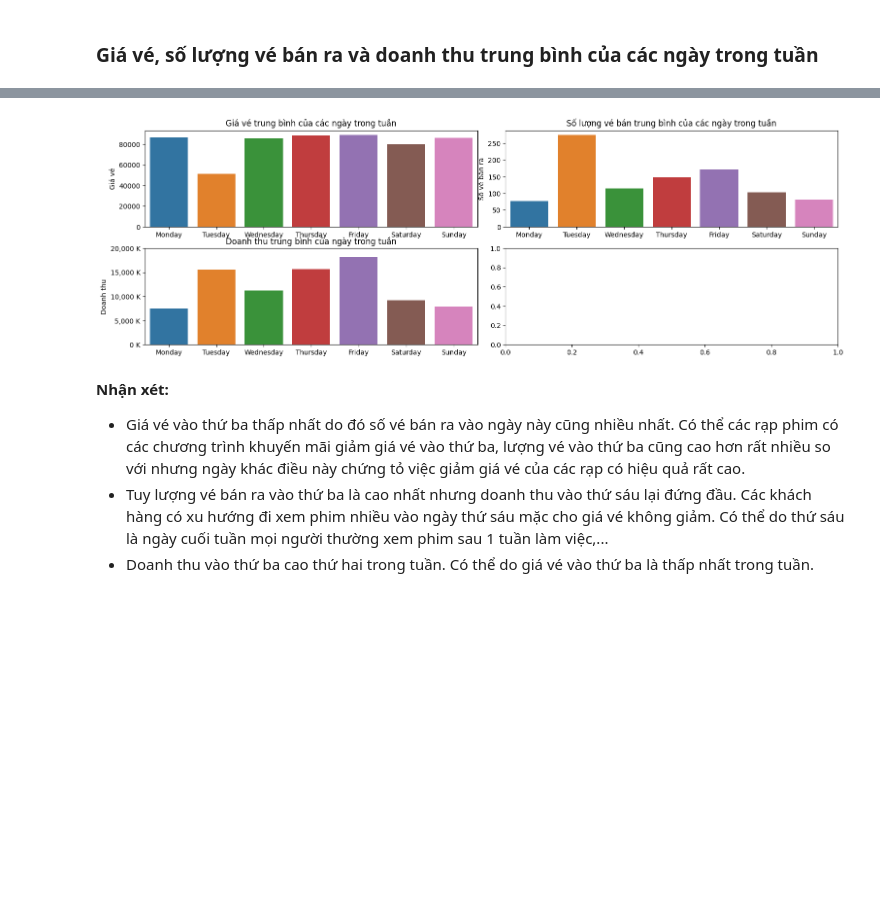
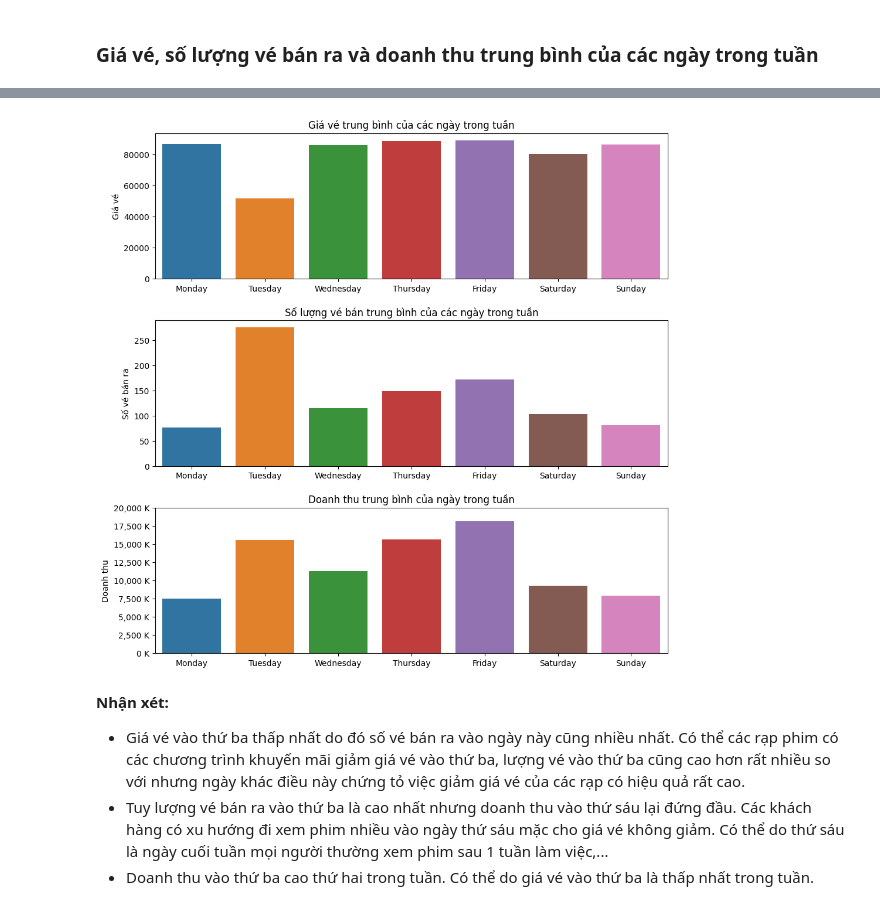
Before and after one commit to Tuyet3005/DataVisualization-Lab-2, a Jupyter notebook: source_codes/Vu.ipynb, the cells around one changed output, grey strips where cells are left out. Saved outputs shown, nothing was run; the diff lists cells and outputs as text; code cells hidden in the pictures; blank space fills up the shorter version.

```diff
--- a/source_codes/Vu.ipynb
+++ b/source_codes/Vu.ipynb
@@ -52,36 +60,36 @@ data
 # %%
 df1 = data.groupby(
     [data['date'].dt.day_of_week, data['date'].dt.day_name()])['ticket_price'].mean().droplevel(0,'index')
 df2 = data.groupby(
     [data['date'].dt.day_of_week, data['date'].dt.day_name()])['tickets_sold'].mean().droplevel(0,'index')
 df3 = data.groupby([data['date'].dt.day_of_week, data['date'].dt.day_name()])['total_sales'].mean().droplevel(0,'index')
 
-figure, axis = plt.subplots(2, 2)
+figure, (ax1, ax2, ax3) = plt.subplots(3, 1)
 
-figure.set_size_inches(15, 5)
-figure.tight_layout()
+figure.set_size_inches(10, 10)
+figure.tight_layout(pad=3)
 
-sns.barplot(data=df1.reset_index(), x='date', y='ticket_price', ax=axis[0,0])
-sns.barplot(data=df2.reset_index(), x='date', y='tickets_sold', ax=axis[0,1])
-sns.barplot(data=df3.reset_index(), x='date', y='total_sales', ax=axis[1,0])
+sns.barplot(data=df1.reset_index(), x='date', y='ticket_price', ax=ax1)
+sns.barplot(data=df2.reset_index(), x='date', y='tickets_sold', ax=ax2)
+sns.barplot(data=df3.reset_index(), x='date', y='total_sales', ax=ax3)
 
-yticks = axis[1,0].get_yticks()
+yticks = ax3.get_yticks()
 ylabels = ['{:,.0f} K'.format(y) + '' for y in yticks/1000]
 
-axis[0,0].set_title("Giá vé trung bình của các ngày trong tuần")
-axis[0,0].set_xlabel("")
-axis[0,0].set_ylabel("Giá vé")
-axis[0,1].set_title("Số lượng vé bán trung bình của các ngày trong tuần")
-axis[0,1].set_xlabel("")
-axis[0,1].set_ylabel("Số vé bán ra")
-axis[1,0].set_title("Doanh thu trung bình của ngày trong tuần")
-axis[1,0].set_xlabel("")
-axis[1,0].set_ylabel("Doanh thu")
-axis[1,0].set_yticks(yticks, ylabels)
+ax1.set_title("Giá vé trung bình của các ngày trong tuần")
+ax1.set_xlabel("")
+ax1.set_ylabel("Giá vé")
+ax2.set_title("Số lượng vé bán trung bình của các ngày trong tuần")
+ax2.set_xlabel("")
+ax2.set_ylabel("Số vé bán ra")
+ax3.set_title("Doanh thu trung bình của ngày trong tuần")
+ax3.set_xlabel("")
+ax3.set_ylabel("Doanh thu")
+ax3.set_yticks(yticks, ylabels)
 
 plt.show()
 # %% [output]
-[figure, old version]
+[figure, new version]
 # %% [markdown]
 **Nhận xét:**
   * Giá vé vào thứ ba thấp nhất do đó số vé bán ra vào ngày này cũng nhiều nhất. Có thể các rạp phim có các chương trình khuyến mãi giảm giá vé vào thứ ba, lượng vé vào thứ ba cũng cao hơn rất nhiều so với nhưng ngày khác điều này chứng tỏ việc giảm giá vé của các rạp có hiệu quả rất cao.
```
Also changed, not shown: parts of 9 cells of this notebook.
